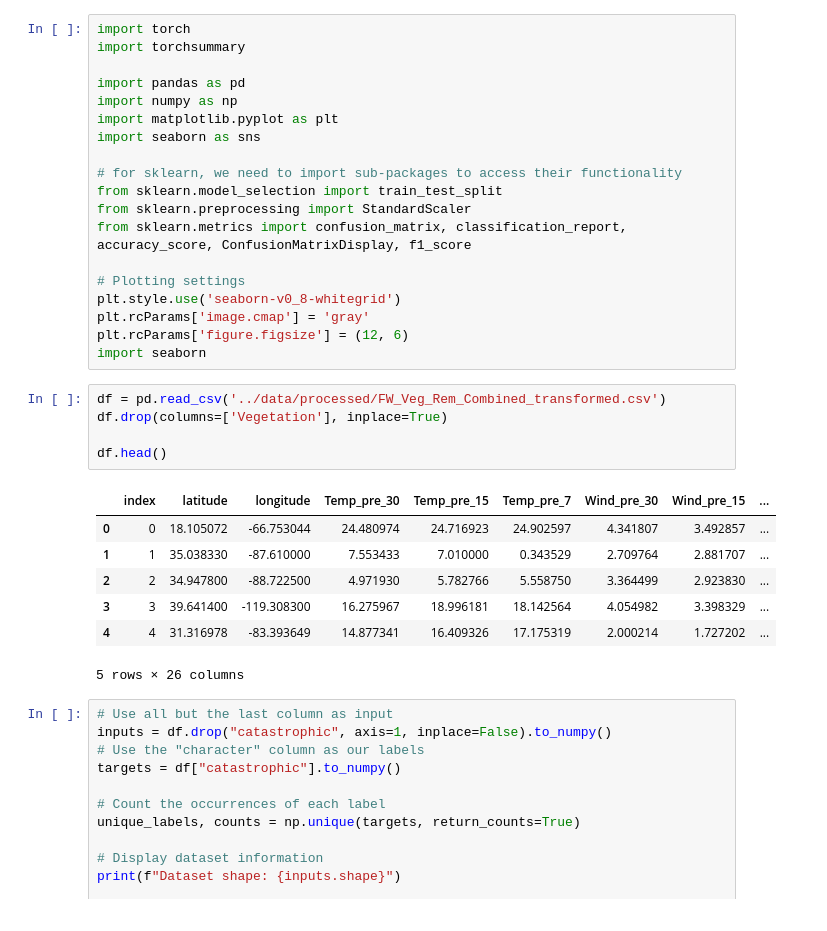
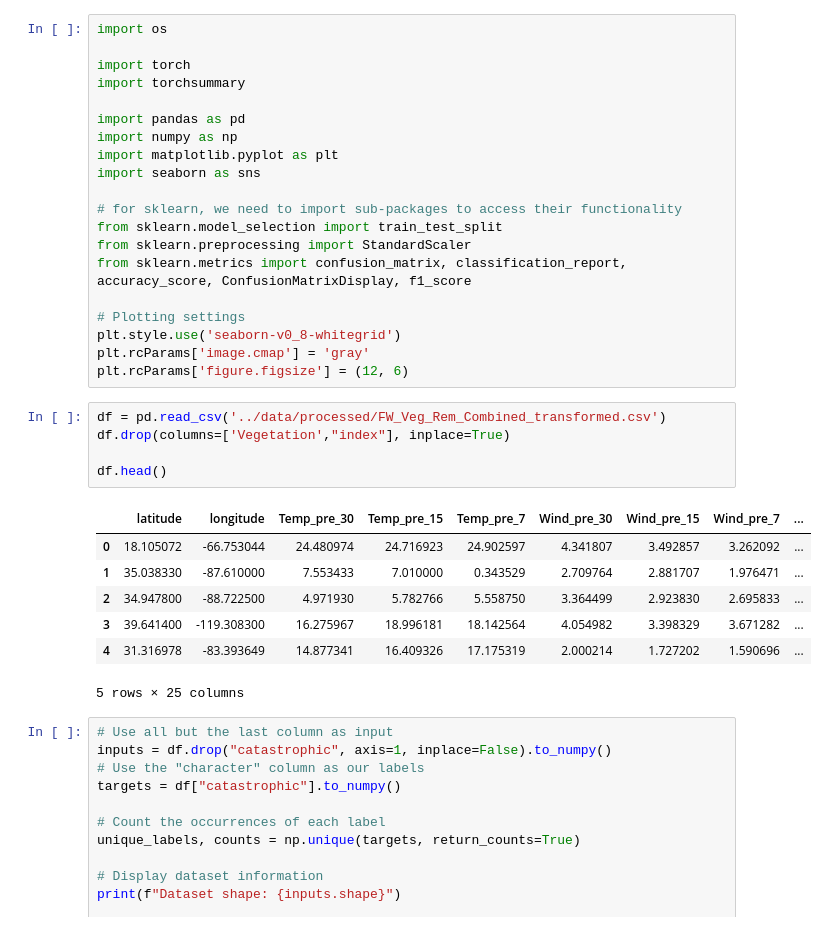
Before and after one commit to leonkriesmair/BigDataProject, a Jupyter notebook: notebooks/NeuralNetwork.ipynb, the cells around one changed output. Saved outputs shown, nothing was run; the diff lists cells and outputs as text.

```diff
--- a/notebooks/NeuralNetwork.ipynb
+++ b/notebooks/NeuralNetwork.ipynb
@@ -1,4 +1,6 @@
 # %%
+import os
+
 import torch
 import torchsummary
 
@@ -16,20 +18,19 @@ from sklearn.metrics import confusion_matrix, classification_report, accuracy_sc
 plt.style.use('seaborn-v0_8-whitegrid')
 plt.rcParams['image.cmap'] = 'gray'
 plt.rcParams['figure.figsize'] = (12, 6)
-import seaborn
 # %%
 df = pd.read_csv('../data/processed/FW_Veg_Rem_Combined_transformed.csv')
-df.drop(columns=['Vegetation'], inplace=True)
+df.drop(columns=['Vegetation',"index"], inplace=True)
 
 df.head()
 # %% [output]
-|  | index | latitude | longitude | Temp_pre_30 | Temp_pre_15 | Temp_pre_7 | Wind_pre_30 | Wind_pre_15 | ... |
-| 0 | 0 | 18.105072 | -66.753044 | 24.480974 | 24.716923 | 24.902597 | 4.341807 | 3.492857 | ... |
-| 1 | 1 | 35.038330 | -87.610000 | 7.553433 | 7.010000 | 0.343529 | 2.709764 | 2.881707 | ... |
-| 2 | 2 | 34.947800 | -88.722500 | 4.971930 | 5.782766 | 5.558750 | 3.364499 | 2.923830 | ... |
-| 3 | 3 | 39.641400 | -119.308300 | 16.275967 | 18.996181 | 18.142564 | 4.054982 | 3.398329 | ... |
-| 4 | 4 | 31.316978 | -83.393649 | 14.877341 | 16.409326 | 17.175319 | 2.000214 | 1.727202 | ... |
+|  | latitude | longitude | Temp_pre_30 | Temp_pre_15 | Temp_pre_7 | Wind_pre_30 | Wind_pre_15 | Wind_pre_7 | ... |
+| 0 | 18.105072 | -66.753044 | 24.480974 | 24.716923 | 24.902597 | 4.341807 | 3.492857 | 3.262092 | ... |
+| 1 | 35.038330 | -87.610000 | 7.553433 | 7.010000 | 0.343529 | 2.709764 | 2.881707 | 1.976471 | ... |
+| 2 | 34.947800 | -88.722500 | 4.971930 | 5.782766 | 5.558750 | 3.364499 | 2.923830 | 2.695833 | ... |
+| 3 | 39.641400 | -119.308300 | 16.275967 | 18.996181 | 18.142564 | 4.054982 | 3.398329 | 3.671282 | ... |
+| 4 | 31.316978 | -83.393649 | 14.877341 | 16.409326 | 17.175319 | 2.000214 | 1.727202 | 1.590696 | ... |
-5 rows × 26 columns
+5 rows × 25 columns
 # %%
 # Use all but the last column as input
 inputs = df.drop("catastrophic", axis=1, inplace=False).to_numpy()
```
Also changed, not shown: parts of 11 cells of this notebook, 2 other files.
